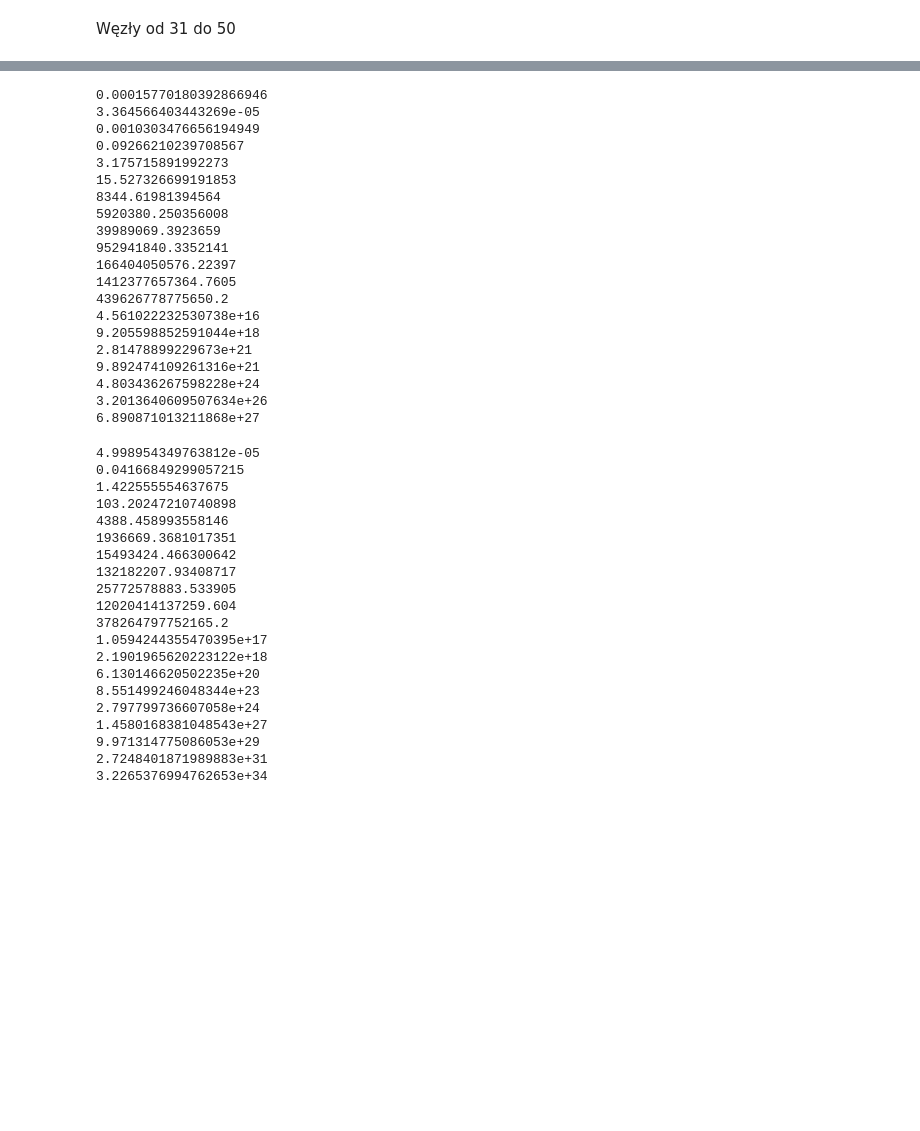
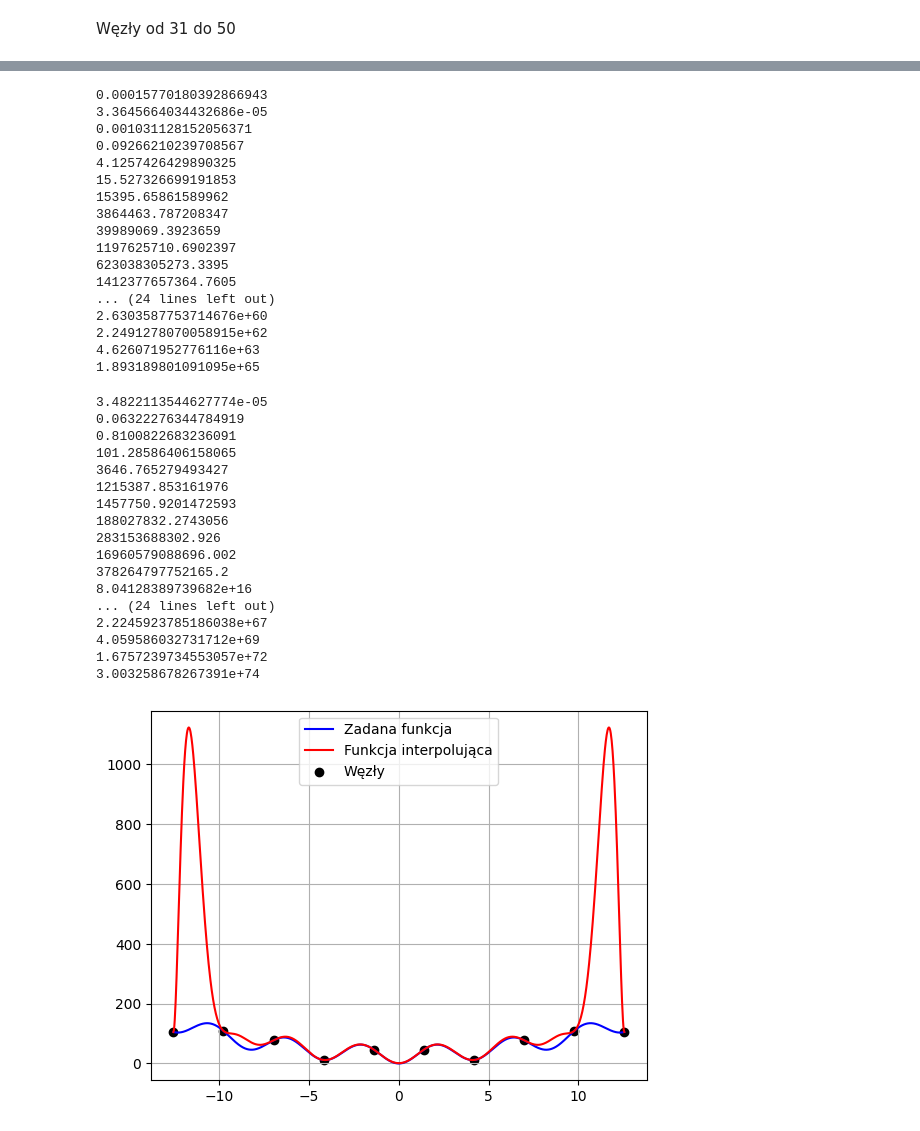
Before and after one commit to JakubFr4czek/MOwNiT, a Jupyter notebook: Lab2c/Nie do oceny/fraczek_2c.ipynb, the cells around one changed output, grey strips where cells are left out. Cells and saved outputs as stored; diff of their text form; code cells hidden in the pictures; blank space fills up the shorter version.

```diff
--- a/Lab2c/fraczek_2c.ipynb
+++ b/Lab2c/Nie do oceny/fraczek_2c.ipynb
@@ -807,46 +777,44 @@ interpolation_mean_difference(newton_interpolation, get_chebyshev_nodes, 1000, 3
 # %%
-interpolation_mean_difference(hermite_interpolation, get_evenly_distributed, 1000, 31, 50)
+interpolation_mean_difference(hermite_interpolation, get_evenly_distributed, 1000, 31, 70)
 # %% [output]
-0.00015770180392866946
-3.364566403443269e-05
-0.0010303476656194949
+0.00015770180392866943
+3.3645664034432686e-05
+0.001031128152056371
 0.09266210239708567
-3.175715891992273
+4.1257426429890325
 15.527326699191853
-8344.61981394564
-5920380.250356008
+15395.65861589962
+3864463.787208347
 39989069.3923659
-952941840.3352141
-166404050576.22397
+1197625710.6902397
+623038305273.3395
 1412377657364.7605
-439626778775650.2
-4.561022232530738e+16
-9.205598852591044e+18
-2.81478899229673e+21
-9.892474109261316e+21
-4.803436267598228e+24
-3.2013640609507634e+26
-6.890871013211868e+27
+... (24 lines left out)
+2.6303587753714676e+60
+2.2491278070058915e+62
+4.626071952776116e+63
+1.893189801091095e+65
 # %%
-interpolation_mean_difference(hermite_interpolation, get_chebyshev_nodes, 1000, 31, 50)
+interpolation_mean_difference(hermite_interpolation, get_chebyshev_nodes, 1000, 31, 70)
 # %% [output]
-4.998954349763812e-05
-0.04166849299057215
-1.422555554637675
-103.20247210740898
-4388.458993558146
-1936669.3681017351
-15493424.466300642
-132182207.93408717
-25772578883.533905
-12020414137259.604
+3.4822113544627774e-05
+0.06322276344784919
+0.8100822683236091
+101.28586406158065
+3646.765279493427
+1215387.853161976
+1457750.9201472593
+188027832.2743056
+283153688302.926
+16960579088696.002
 378264797752165.2
-1.0594244355470395e+17
-2.1901965620223122e+18
-6.130146620502235e+20
-8.551499246048344e+23
-2.797799736607058e+24
-1.4580168381048543e+27
-9.971314775086053e+29
-2.7248401871989883e+31
-3.2265376994762653e+34
+8.04128389739682e+16
+... (24 lines left out)
+2.2245923785186038e+67
+4.059586032731712e+69
+1.6757239734553057e+72
+3.003258678267391e+74
+# %%
+interpolate(hermite_interpolation, get_evenly_distributed, 10)
+# %% [output]
+[figure, added]
```
Also changed, not shown: parts of 13 cells of this notebook, 22 other files.
